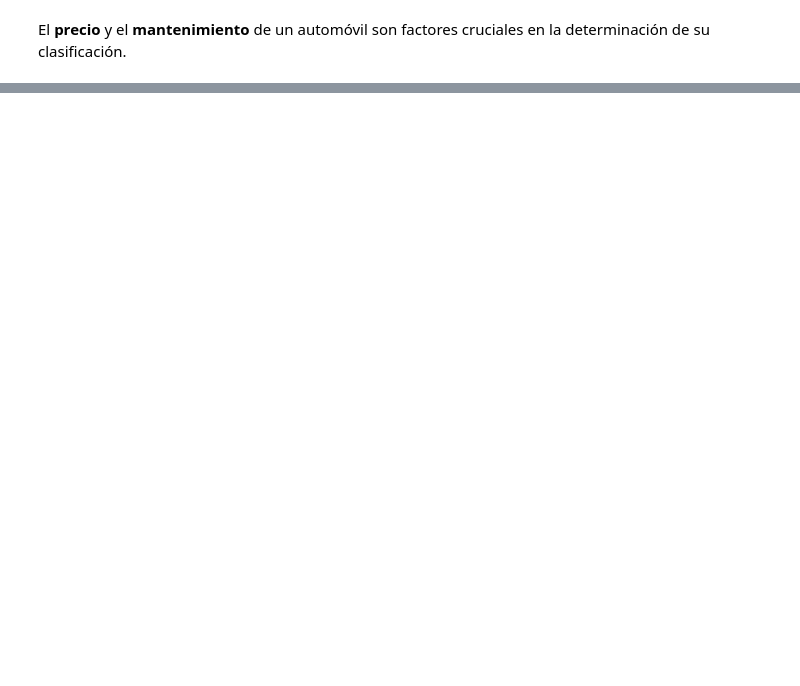
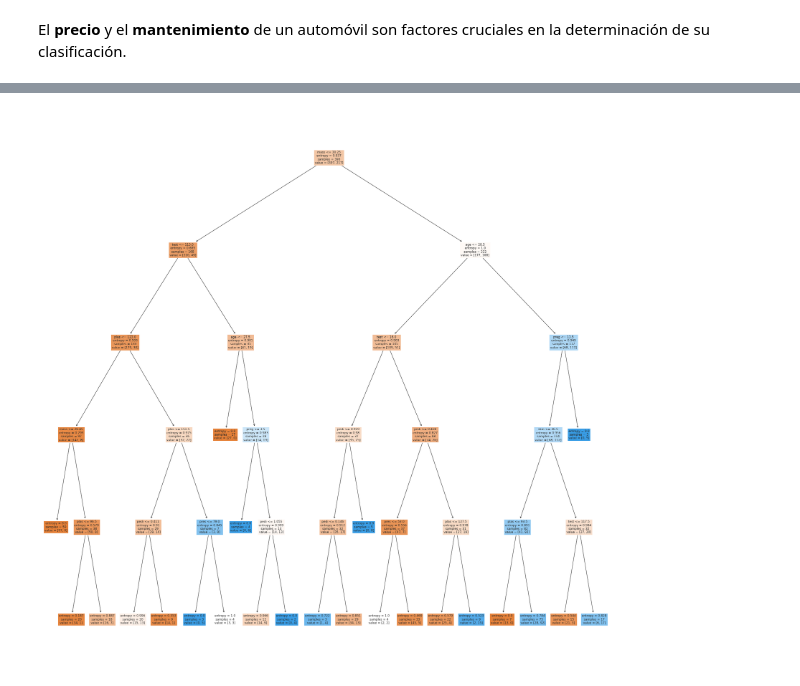
Before and after one commit to mazzaroli/decision_tree-random_forest, a Jupyter notebook: notas.ipynb, the cells around one changed output, grey strips where cells are left out. Drawn from its saved outputs; the diff is of its cells as text; code cells hidden in the pictures; blank space fills up the shorter version.

```diff
--- a/notas.ipynb
+++ b/notas.ipynb
@@ -773,0 +953,27 @@ Fields description follow:
+# %%
+# Bosque aleatorio
+from sklearn.ensemble import RandomForestClassifier
+
+# Instancia del modelo
+rfc_diabetes = RandomForestClassifier(random_state=42)
+# %%
+# Optimizacion de parametros
+from sklearn.model_selection import GridSearchCV
+
+# Definir los hiperparámetros y sus posibles valores
+param_grid = {
+    'n_estimators': [10,25,50],
+    'max_depth' : [5,10,15],
+    'criterion' : ['mse', 'mae', 'gini', 'entropy', 'log_loss'],
+    'min_samples_split': [2,4,6],
+    'min_samples_leaf': [1,2,4],
+}
+# %%
+# Crear el objeto GridSearchCV
+grid_search = GridSearchCV(estimator=rfc_diabetes, param_grid=param_grid, cv=5, scoring='accuracy')
+# %%
+# Ajustar el modelo con GridSearchCV
+grid_search.fit(X_train_diabetes, y_train_diabetes)
+
+# Obtener el modelo con el mejor rendimiento
+best_model_diabetes = grid_search.best_estimator_
@@ -773,0 +1098,16 @@ Fields description follow:
+# %%
+from sklearn.ensemble import RandomForestClassifier
+import matplotlib.pyplot as plt
+from sklearn import tree
+
+plt.figure(figsize=(30, 30))
+
+# Obtener un árbol aleatorio del Random Forest
+tree_index = 0  # Índice del árbol deseado
+Tree = best_model_diabetes.estimators_[tree_index]
+
+# Visualizar el árbol utilizando plot_tree
+tree.plot_tree(Tree, feature_names=X_train_diabetes.columns, filled=True)
+plt.show()
+# %% [output]
+[figure, added]
```
Also changed, not shown: parts of 99 cells of this notebook, 1 other file.
